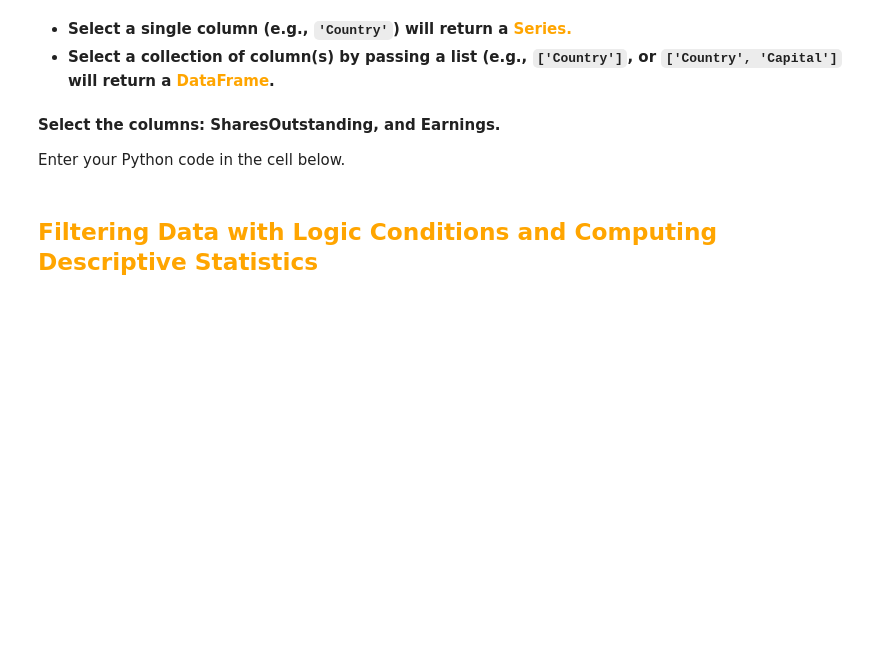
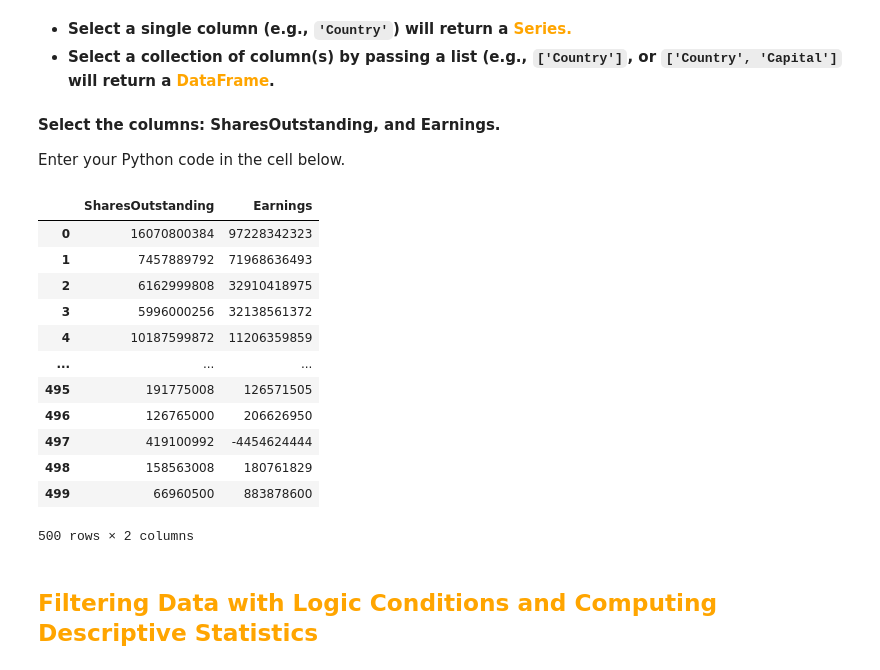
Before and after one commit to gmseong/BAM5103, a Jupyter notebook: Session_3_Recap,_Debugging,_Logical_Operations_and_Markdown.ipynb, the cells around one changed output. Saved outputs shown, nothing was run; the diff lists cells and outputs as text; code cells hidden in the pictures; blank space fills up the shorter version.

```diff
--- a/Session_3_Recap,_Debugging,_Logical_Operations_and_Markdown.ipynb
+++ b/Session_3_Recap,_Debugging,_Logical_Operations_and_Markdown.ipynb
@@ -47,8 +47,8 @@ The 500 companies are grouped into **eleven sectors** according to the Global In
 Read the `FinancialData_SP500_UTF8.csv` file.
 # %%
 # read dataset for Part I: FinancialData_SP500_UTF8.csv
-filepath1 = ""
-sp500df = None
+filepath1 = "data\\FinancialData_SP500_UTF8.csv"
+sp500df = pd.read_csv(filepath1)
 # %% [markdown]
 Examine the basic information of the data:
 # %% [markdown]
@@ -64,6 +84,24 @@ Examine the basic information of the data:
 **Select the columns: SharesOutstanding, and Earnings.**
 
 Enter your Python code in the cell below.
+# %%
+selected_columns = ['SharesOutstanding', 'Earnings']
+
+sp500df[selected_columns].astype(int)
+# %% [output]
+|  | SharesOutstanding | Earnings |
+| 0 | 16070800384 | 97228342323 |
+| 1 | 7457889792 | 71968636493 |
+| 2 | 6162999808 | 32910418975 |
+| 3 | 5996000256 | 32138561372 |
+| 4 | 10187599872 | 11206359859 |
+| ... | ... | ... |
+| 495 | 191775008 | 126571505 |
+| 496 | 126765000 | 206626950 |
+| 497 | 419100992 | -4454624444 |
+| 498 | 158563008 | 180761829 |
+| 499 | 66960500 | 883878600 |
+500 rows × 2 columns
 # %% [markdown]
 ## <font color="orange">**Filtering Data with Logic Conditions and Computing Descriptive Statistics**</font>
 # %% [markdown]
```
Also changed, not shown: parts of 3 cells of this notebook.
